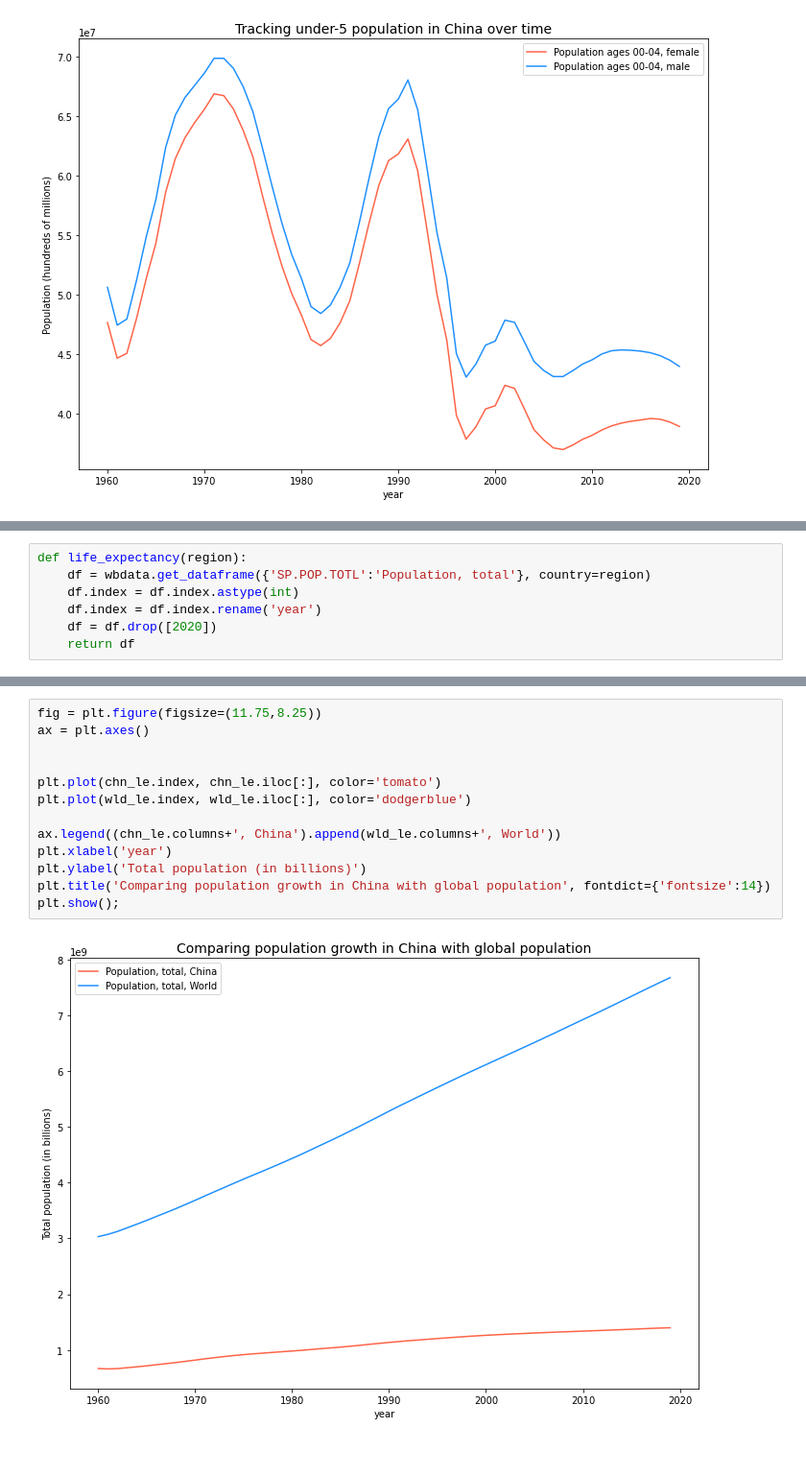
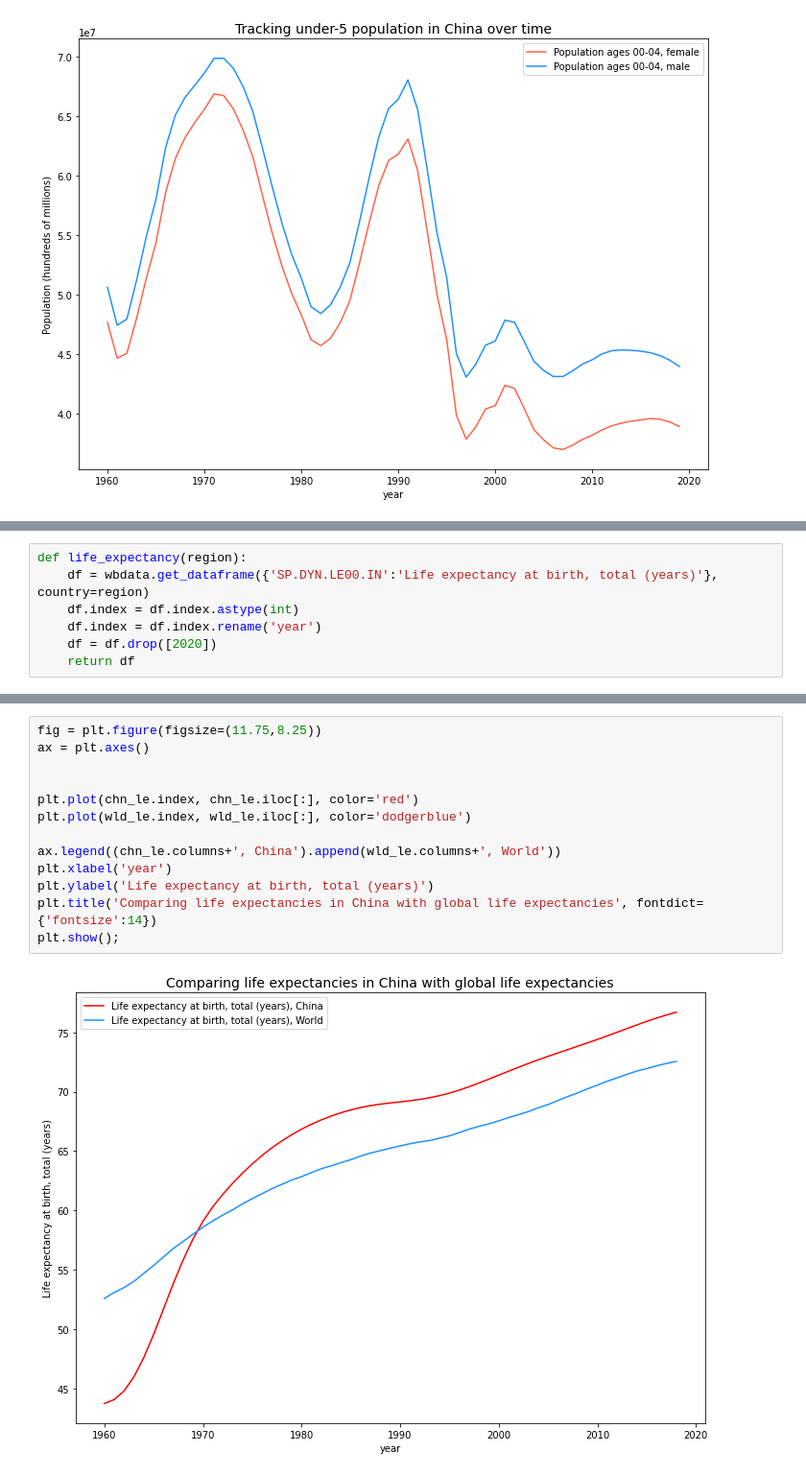
Before and after one commit to singcheerto/project1, a Jupyter notebook: china.ipynb, the cells around one changed output, grey strips where cells are left out. Shown at 96% size. Cells and saved outputs as stored; diff of their text form.

```diff
--- a/china.ipynb
+++ b/china.ipynb
@@ -126,6 +128,6 @@ plt.show();
 # %%
 def life_expectancy(region):
-    df = wbdata.get_dataframe({'SP.POP.TOTL':'Population, total'}, country=region)
+    df = wbdata.get_dataframe({'SP.DYN.LE00.IN':'Life expectancy at birth, total (years)'}, country=region)
     df.index = df.index.astype(int)
     df.index = df.index.rename('year')
     df = df.drop([2020])
@@ -155,15 +157,15 @@ chn_le.head()
 # %%
 fig = plt.figure(figsize=(11.75,8.25))
 ax = plt.axes()
 
 
-plt.plot(chn_le.index, chn_le.iloc[:], color='tomato')
+plt.plot(chn_le.index, chn_le.iloc[:], color='red')
 plt.plot(wld_le.index, wld_le.iloc[:], color='dodgerblue')
 
 ax.legend((chn_le.columns+', China').append(wld_le.columns+', World'))
 plt.xlabel('year')
-plt.ylabel('Total population (in billions)')
-plt.title('Comparing population growth in China with global population', fontdict={'fontsize':14})
+plt.ylabel('Life expectancy at birth, total (years)')
+plt.title('Comparing life expectancies in China with global life expectancies', fontdict={'fontsize':14})
 plt.show();
 # %% [output]
-[figure, old version]
+[figure, new version]
```
Also changed, not shown: parts of 4 cells of this notebook, 1 other file.
